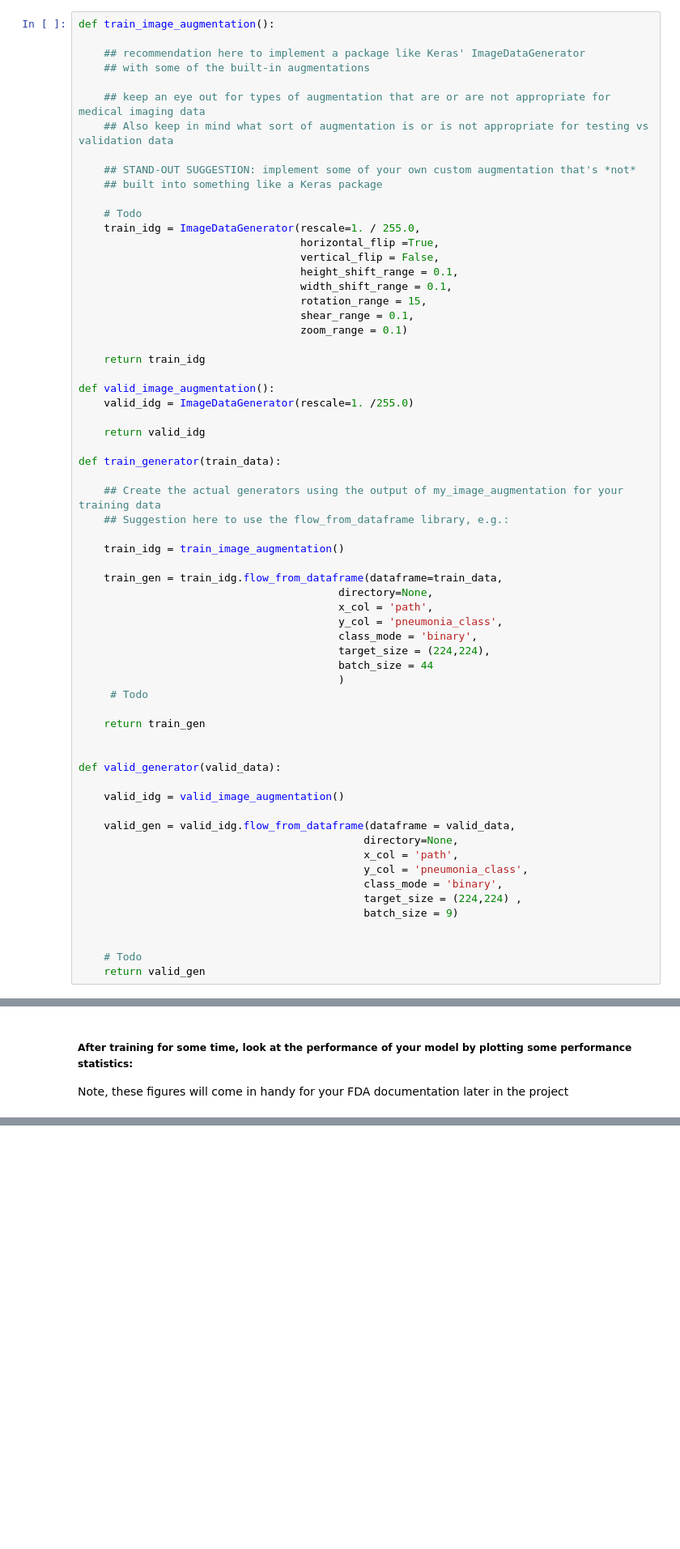
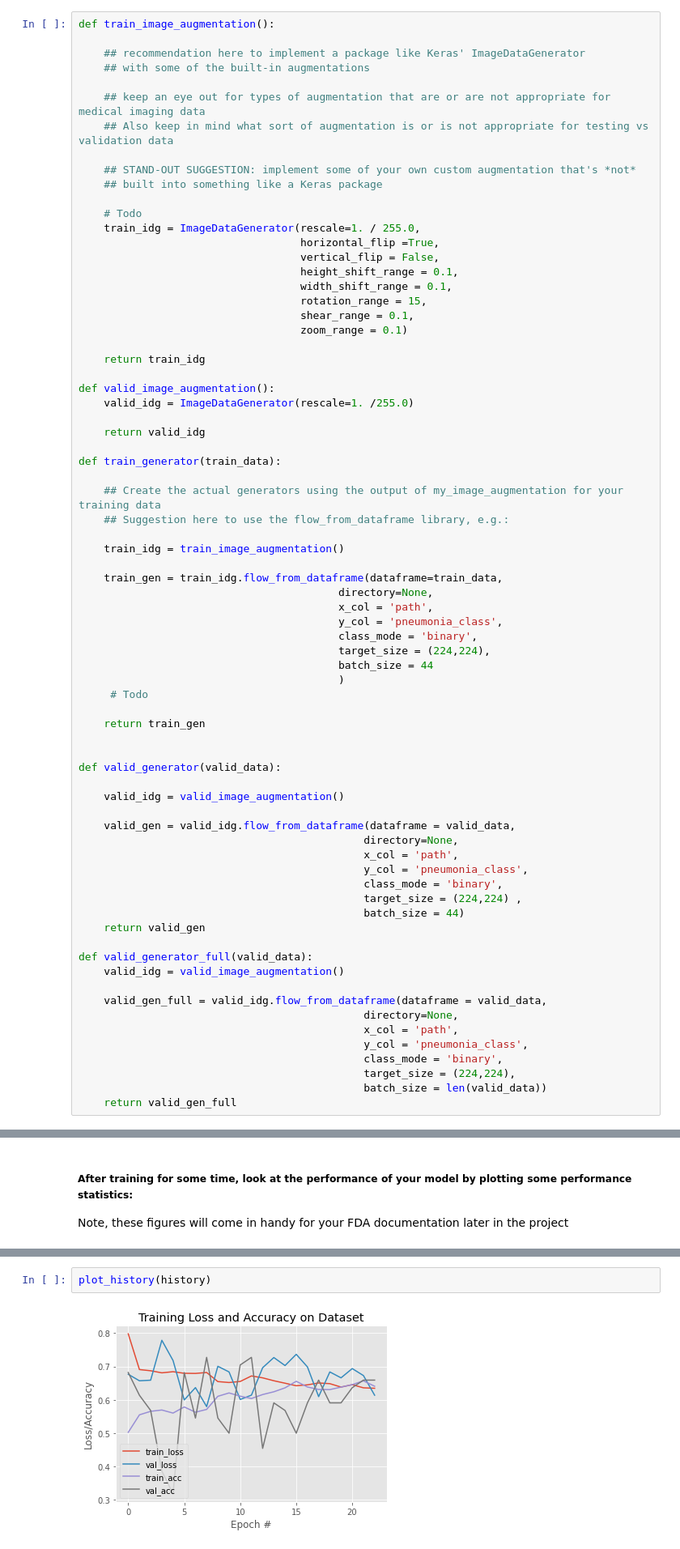
Before and after one commit to chaithanyatenneti/AI_2D_Imaging, a Jupyter notebook: Build and train model.ipynb, the cells around one changed output, grey strips where cells are left out. Shown at 81% size. Saved outputs shown, nothing was run; the diff lists cells and outputs as text; blank space fills up the shorter version.

```diff
--- a/Build and train model.ipynb
+++ b/Build and train model.ipynb
@@ -192,11 +199,20 @@ def valid_generator(valid_data):
                                              y_col = 'pneumonia_class',
                                              class_mode = 'binary',
                                              target_size = (224,224) ,
-                                             batch_size = 9)
+                                             batch_size = 44)
+    return valid_gen
 
+def valid_generator_full(valid_data):
+    valid_idg = valid_image_augmentation()
 
-    # Todo
-    return valid_gen
+    valid_gen_full = valid_idg.flow_from_dataframe(dataframe = valid_data,
+                                             directory=None,
+                                             x_col = 'path',
+                                             y_col = 'pneumonia_class',
+                                             class_mode = 'binary',
+                                             target_size = (224,224),
+                                             batch_size = len(valid_data))
+    return valid_gen_full
 # %%
 train_data, valid_data = create_splits(all_xray_df_mod)
 len(train_data)
@@ -367,3 +457,7 @@ def plot_history(history):
+# %%
+plot_history(history)
+# %% [output]
+[figure, added]
 # %% [markdown]
 Once you feel you are done training, you'll need to decide the proper classification threshold that optimizes your model's performance for a given metric (e.g. accuracy, F1, precision, etc.  You decide)
 # %%
```
Also changed, not shown: parts of 17 cells of this notebook.
